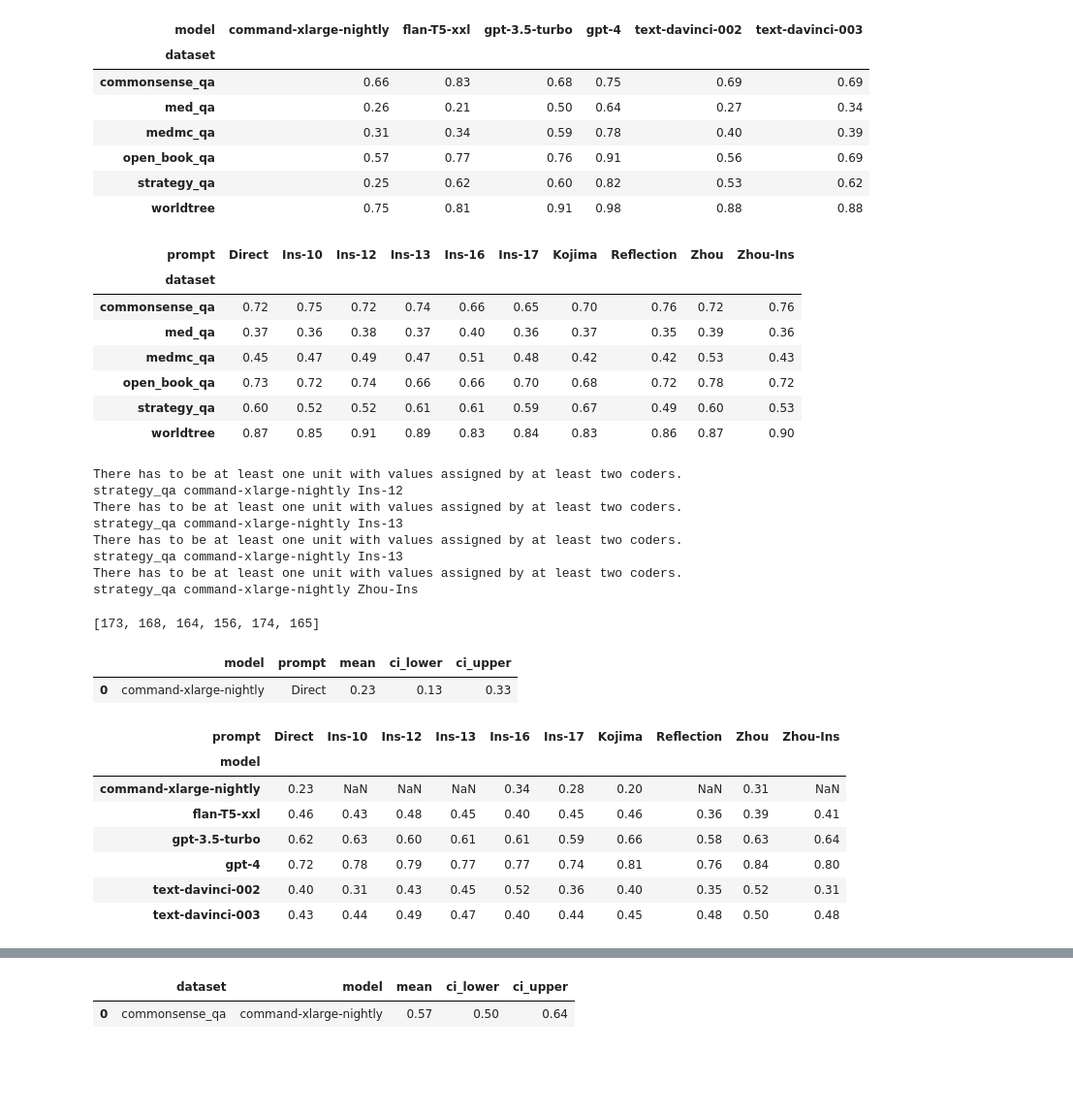
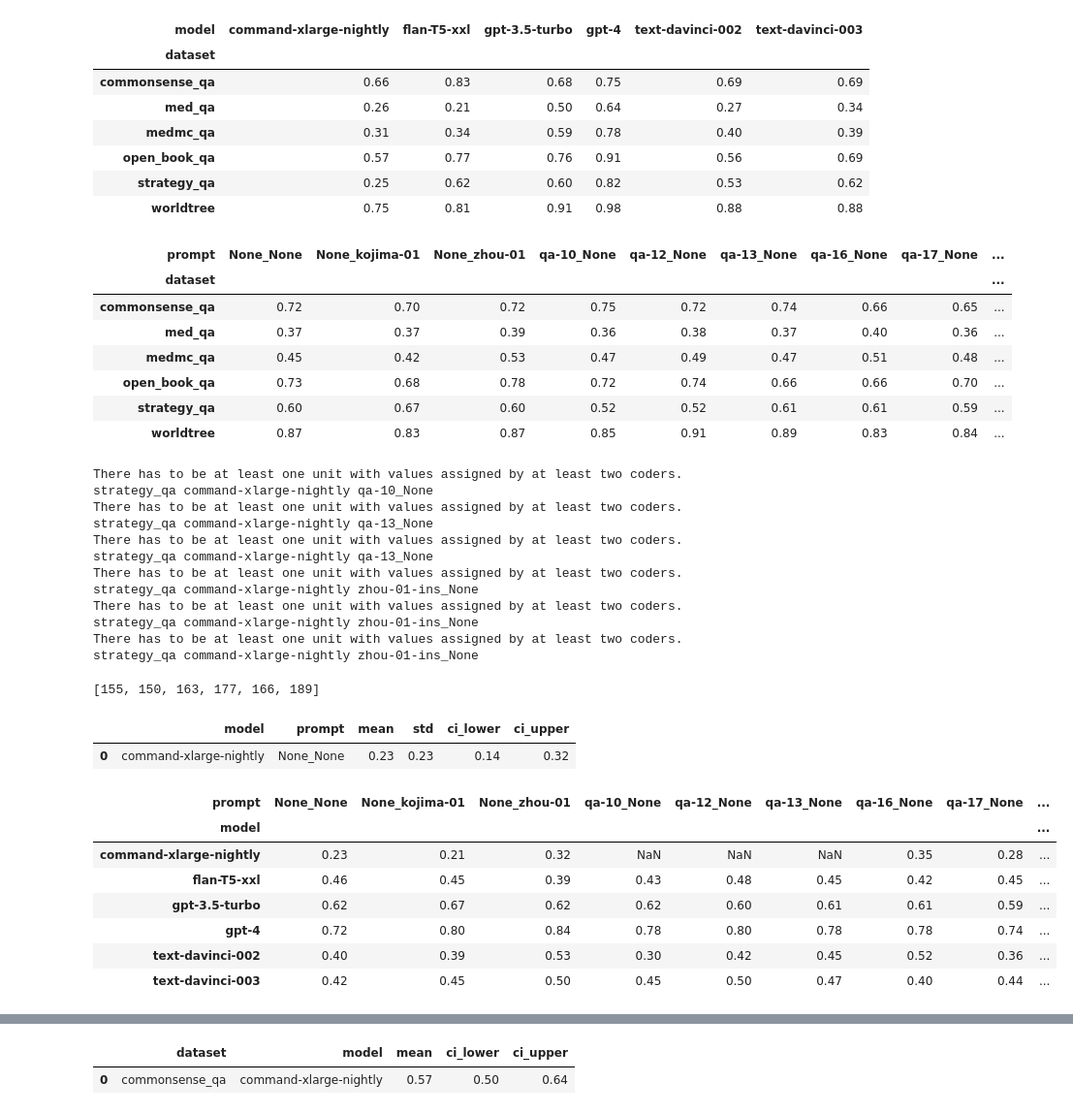
Before and after one commit to OpenBioLink/ThoughtSource, a Jupyter notebook: notebooks/internal_documentation/konstantin_saves/dataset_as_dataframe.ipynb, the cells around one changed output, grey strips where cells are left out. Shown at 97% size. Saved outputs shown, nothing was run; the diff lists cells and outputs as text; code cells hidden in the pictures; blank space fills up the shorter version.

```diff
--- a/notebooks/internal_documentation/konstantin_saves/dataset_as_dataframe.ipynb
+++ b/notebooks/internal_documentation/konstantin_saves/dataset_as_dataframe.ipynb
@@ -33,5 +20,3 @@ replacements = {
-# %%
-df['prompt'].replace(replacements, inplace=True)
 # %%
 df.head(1)
 # %% [output]
@@ -76,20 +50,21 @@ acc_dataset_model
 acc_dataset_prompt = df.groupby(["prompt", "dataset"]).mean("correct_answer").pivot_table(index="dataset", columns="prompt", values="correct_answer")
 acc_dataset_prompt
 # %% [output]
-| prompt | Direct | Ins-10 | Ins-12 | Ins-13 | Ins-16 | Ins-17 | Kojima | Reflection | Zhou | Zhou-Ins |
-| dataset |  |  |  |  |  |  |  |  |  |  |
-| commonsense_qa | 0.72 | 0.75 | 0.72 | 0.74 | 0.66 | 0.65 | 0.70 | 0.76 | 0.72 | 0.76 |
-| med_qa | 0.37 | 0.36 | 0.38 | 0.37 | 0.40 | 0.36 | 0.37 | 0.35 | 0.39 | 0.36 |
-| medmc_qa | 0.45 | 0.47 | 0.49 | 0.47 | 0.51 | 0.48 | 0.42 | 0.42 | 0.53 | 0.43 |
-| open_book_qa | 0.73 | 0.72 | 0.74 | 0.66 | 0.66 | 0.70 | 0.68 | 0.72 | 0.78 | 0.72 |
-| strategy_qa | 0.60 | 0.52 | 0.52 | 0.61 | 0.61 | 0.59 | 0.67 | 0.49 | 0.60 | 0.53 |
-| worldtree | 0.87 | 0.85 | 0.91 | 0.89 | 0.83 | 0.84 | 0.83 | 0.86 | 0.87 | 0.90 |
+| prompt | None_None | None_kojima-01 | None_zhou-01 | qa-10_None | qa-12_None | qa-13_None | qa-16_None | qa-17_None | ... |
+| dataset |  |  |  |  |  |  |  |  | ... |
+| commonsense_qa | 0.72 | 0.70 | 0.72 | 0.75 | 0.72 | 0.74 | 0.66 | 0.65 | ... |
+| med_qa | 0.37 | 0.37 | 0.39 | 0.36 | 0.38 | 0.37 | 0.40 | 0.36 | ... |
+| medmc_qa | 0.45 | 0.42 | 0.53 | 0.47 | 0.49 | 0.47 | 0.51 | 0.48 | ... |
+| open_book_qa | 0.73 | 0.68 | 0.78 | 0.72 | 0.74 | 0.66 | 0.66 | 0.70 | ... |
+| strategy_qa | 0.60 | 0.67 | 0.60 | 0.52 | 0.52 | 0.61 | 0.61 | 0.59 | ... |
+| worldtree | 0.87 | 0.83 | 0.87 | 0.85 | 0.91 | 0.89 | 0.83 | 0.84 | ... |
 # %%
 # KRIPPENDORFF ALPHA all datasets together, pooling over datasets
 # Define bootstrapping parameters
 n_bootstraps = 1000
 confidence_level = 0.95
 np.random.seed(42)  # Set the seed for reproducibility
+random.seed(42)
 
 # Perform bootstrapping and calculate means and confidence intervals
 results = []
@@ -119,6 +94,7 @@ for (model, prompt), group in df.groupby(['model', 'prompt']):
 
     all_means = [np.mean(means) for means in dataset_means.values()]
     mean = np.mean(all_means)
+    std = np.std(all_means)
 
     # Calculate the pooled standard deviation
     dataset_stds = {dataset: np.std(means) for dataset, means in dataset_means.items()}
@@ -138,6 +114,7 @@ for (model, prompt), group in df.groupby(['model', 'prompt']):
         'model': model,
         'prompt': prompt,
         'mean': mean,
+        'std': std,
         'ci_lower': ci_lower,
         'ci_upper': ci_upper
     })
@@ -146,34 +123,39 @@ for (model, prompt), group in df.groupby(['model', 'prompt']):
 results_df = pd.DataFrame(results)
 # %% [output]
 There has to be at least one unit with values assigned by at least two coders.
-strategy_qa command-xlarge-nightly Ins-12
+strategy_qa command-xlarge-nightly qa-10_None
 There has to be at least one unit with values assigned by at least two coders.
-strategy_qa command-xlarge-nightly Ins-13
+strategy_qa command-xlarge-nightly qa-13_None
 There has to be at least one unit with values assigned by at least two coders.
-strategy_qa command-xlarge-nightly Ins-13
+strategy_qa command-xlarge-nightly qa-13_None
 There has to be at least one unit with values assigned by at least two coders.
-strategy_qa command-xlarge-nightly Zhou-Ins
+strategy_qa command-xlarge-nightly zhou-01-ins_None
+There has to be at least one unit with values assigned by at least two coders.
+strategy_qa command-xlarge-nightly zhou-01-ins_None
+There has to be at least one unit with values assigned by at least two coders.
+strategy_qa command-xlarge-nightly zhou-01-ins_None
 # %%
 [len(x) for x in dataset_means.values()]
 # %% [output]
-[173, 168, 164, 156, 174, 165]
+[155, 150, 163, 177, 166, 189]
 # %%
 kripp_model_prompt = results_df.copy()
 kripp_model_prompt.head(1)
 # %% [output]
-|  | model | prompt | mean | ci_lower | ci_upper |
-| 0 | command-xlarge-nightly | Direct | 0.23 | 0.13 | 0.33 |
+|  | model | prompt | mean | std | ci_lower | ci_upper |
+| 0 | command-xlarge-nightly | None_None | 0.23 | 0.23 | 0.14 | 0.32 |
 # %%
 kripp_model_prompt_mean = kripp_model_prompt.pivot_table(values='mean', index='model', columns='prompt')
+kripp_model_prompt_std = kripp_model_prompt.pivot_table(values='std', index='model', columns='prompt')
 kripp_model_prompt_ci_lower = kripp_model_prompt.pivot_table(values='ci_lower', index='model', columns='prompt')
 kripp_model_prompt_ci_upper = kripp_model_prompt.pivot_table(values='ci_upper', index='model', columns='prompt')
 kripp_model_prompt_mean
 # %% [output]
-| prompt | Direct | Ins-10 | Ins-12 | Ins-13 | Ins-16 | Ins-17 | Kojima | Reflection | Zhou | Zhou-Ins |
-| model |  |  |  |  |  |  |  |  |  |  |
-| command-xlarge-nightly | 0.23 | NaN | NaN | NaN | 0.34 | 0.28 | 0.20 | NaN | 0.31 | NaN |
-| flan-T5-xxl | 0.46 | 0.43 | 0.48 | 0.45 | 0.40 | 0.45 | 0.46 | 0.36 | 0.39 | 0.41 |
-| gpt-3.5-turbo | 0.62 | 0.63 | 0.60 | 0.61 | 0.61 | 0.59 | 0.66 | 0.58 | 0.63 | 0.64 |
-| gpt-4 | 0.72 | 0.78 | 0.79 | 0.77 | 0.77 | 0.74 | 0.81 | 0.76 | 0.84 | 0.80 |
-| text-davinci-002 | 0.40 | 0.31 | 0.43 | 0.45 | 0.52 | 0.36 | 0.40 | 0.35 | 0.52 | 0.31 |
-| text-davinci-003 | 0.43 | 0.44 | 0.49 | 0.47 | 0.40 | 0.44 | 0.45 | 0.48 | 0.50 | 0.48 |
+| prompt | None_None | None_kojima-01 | None_zhou-01 | qa-10_None | qa-12_None | qa-13_None | qa-16_None | qa-17_None | ... |
+| model |  |  |  |  |  |  |  |  | ... |
+| command-xlarge-nightly | 0.23 | 0.21 | 0.32 | NaN | NaN | NaN | 0.35 | 0.28 | ... |
+| flan-T5-xxl | 0.46 | 0.45 | 0.39 | 0.43 | 0.48 | 0.45 | 0.42 | 0.45 | ... |
+| gpt-3.5-turbo | 0.62 | 0.67 | 0.62 | 0.62 | 0.60 | 0.61 | 0.61 | 0.59 | ... |
+| gpt-4 | 0.72 | 0.80 | 0.84 | 0.78 | 0.80 | 0.78 | 0.78 | 0.74 | ... |
+| text-davinci-002 | 0.40 | 0.39 | 0.53 | 0.30 | 0.42 | 0.45 | 0.52 | 0.36 | ... |
+| text-davinci-003 | 0.42 | 0.45 | 0.50 | 0.45 | 0.50 | 0.47 | 0.40 | 0.44 | ... |
```
Also changed, not shown: parts of 34 cells of this notebook, 5 other files.
